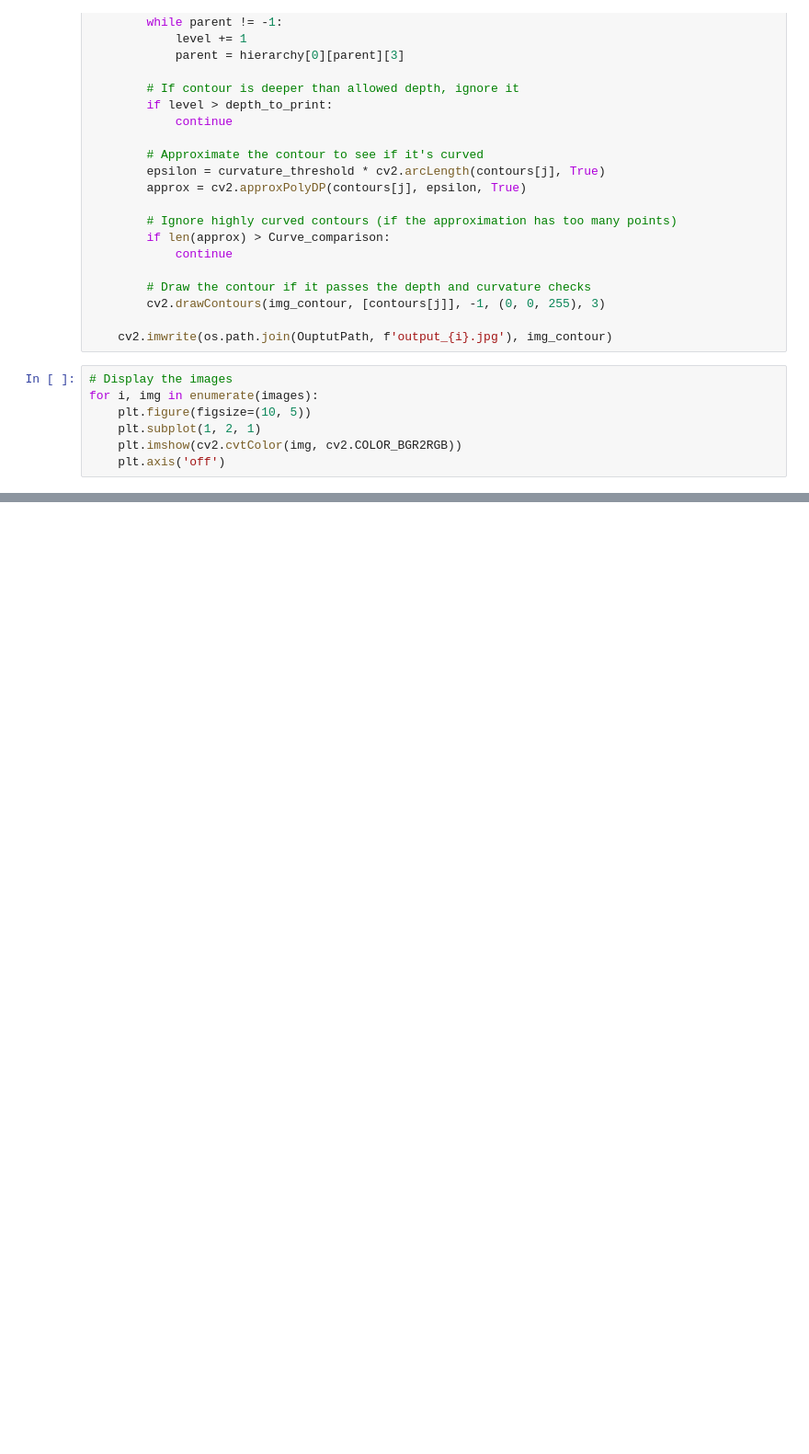
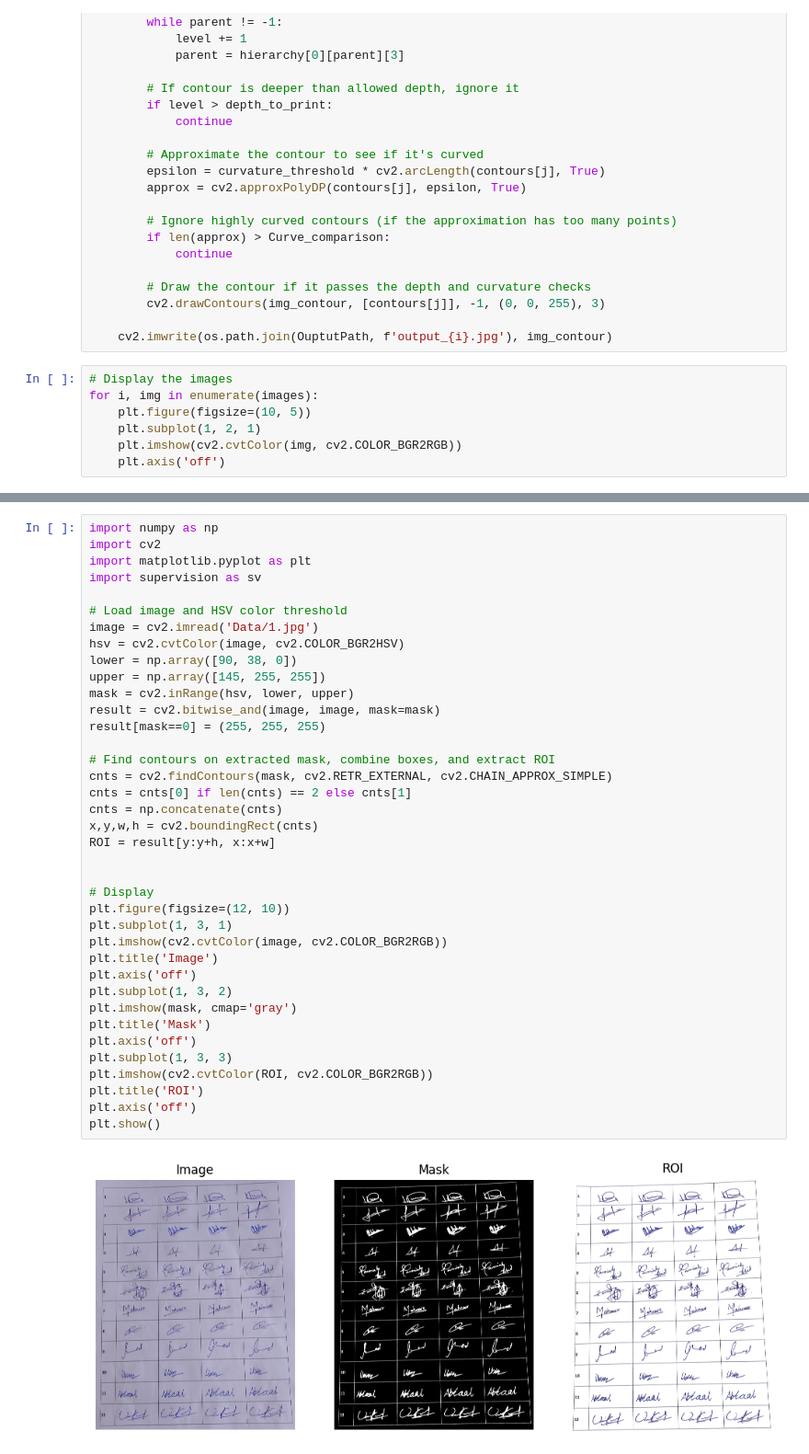
Before and after one commit to MARafey/Signature-Classification, a Jupyter notebook: PreProcessing.ipynb, the cells around one changed output, grey strips where cells are left out. Shown at 92% size. Saved outputs shown, nothing was run; the diff lists cells and outputs as text; blank space fills up the shorter version.

```diff
--- a/PreProcessing.ipynb
+++ b/PreProcessing.ipynb
@@ -57,0 +178,40 @@ for i, img in enumerate(images):
+# %%
+import numpy as np
+import cv2
+import matplotlib.pyplot as plt
+import supervision as sv
+
+# Load image and HSV color threshold
+image = cv2.imread('Data/1.jpg')
+hsv = cv2.cvtColor(image, cv2.COLOR_BGR2HSV)
+lower = np.array([90, 38, 0])
+upper = np.array([145, 255, 255])
+mask = cv2.inRange(hsv, lower, upper)
+result = cv2.bitwise_and(image, image, mask=mask)
+result[mask==0] = (255, 255, 255)
+
+# Find contours on extracted mask, combine boxes, and extract ROI
+cnts = cv2.findContours(mask, cv2.RETR_EXTERNAL, cv2.CHAIN_APPROX_SIMPLE)
+cnts = cnts[0] if len(cnts) == 2 else cnts[1]
+cnts = np.concatenate(cnts)
+x,y,w,h = cv2.boundingRect(cnts)
+ROI = result[y:y+h, x:x+w]
+
+
+# Display
+plt.figure(figsize=(12, 10))
+plt.subplot(1, 3, 1)
+plt.imshow(cv2.cvtColor(image, cv2.COLOR_BGR2RGB))
+plt.title('Image')
+plt.axis('off')
+plt.subplot(1, 3, 2)
+plt.imshow(mask, cmap='gray')
+plt.title('Mask')
+plt.axis('off')
+plt.subplot(1, 3, 3)
+plt.imshow(cv2.cvtColor(ROI, cv2.COLOR_BGR2RGB))
+plt.title('ROI')
+plt.axis('off')
+plt.show()
+# %% [output]
+[figure, added]
```
Also changed, not shown: parts of 2 cells of this notebook, 23 other files.
